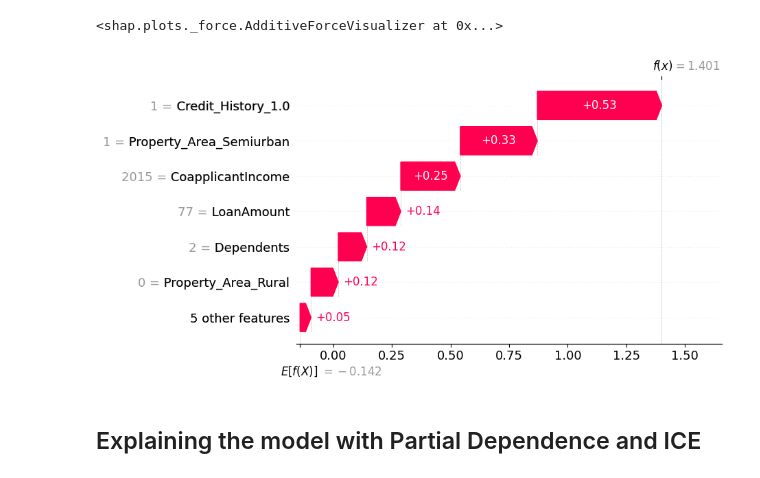
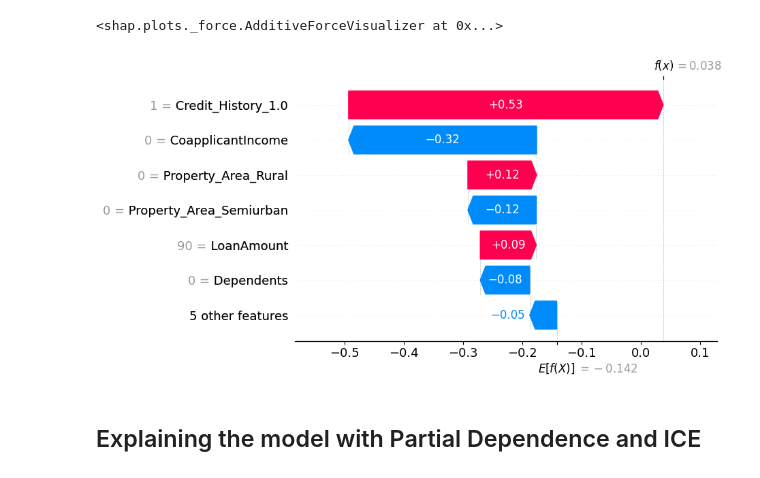
Before and after one commit to BecayeSoft/Loan-Eligibility-Assessment, a Jupyter notebook: notebooks/explanations.ipynb, the cells around one changed output. Drawn from its saved outputs; the diff is of its cells as text; code cells hidden in the pictures.

```diff
--- a/notebooks/explanations.ipynb
+++ b/notebooks/explanations.ipynb
@@ -190,6 +213,9 @@ We can also see that the non-existing co-applicant income reduced the probabilit
 # %%
 # print('Approved' if y_test[0]==1 else 'Rejected')
-pred = model.predict(X_test.iloc[[88]])
+i = 10 # 88
+pred = model.predict(X_test.iloc[[i]])
 print('Approved' if pred == 1 else 'Rejected')
+
+shap.plots.waterfall(shap_explanation[i], max_display=70)
 # %% [output]
 Approved
@@ -198,9 +225,9 @@ shap.force_plot(shap_explanation[88])
 # %% [output]
 <shap.plots._force.AdditiveForceVisualizer at 0x...>
 # %%
-shap.plots.waterfall(shap_explanation[88], max_display=7)
+shap.plots.waterfall(shap_explanation[i], max_display=7)
 # %% [output]
-[figure, old version]
+[figure, new version]
 # %% [markdown]
 ## Explaining the model with Partial Dependence and ICE
 # %%
```
Also changed, not shown: parts of 5 cells of this notebook, 2 other files.
